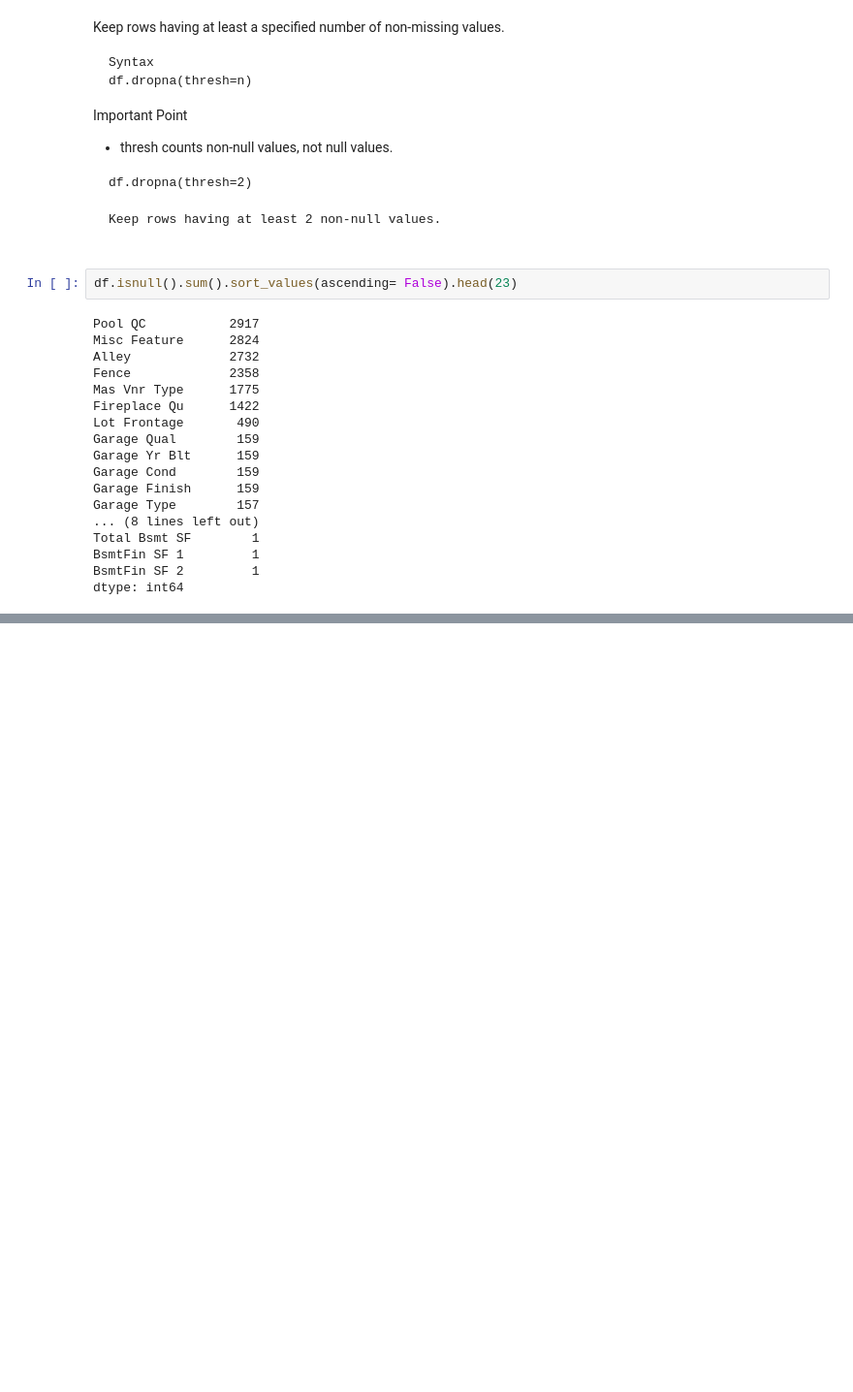
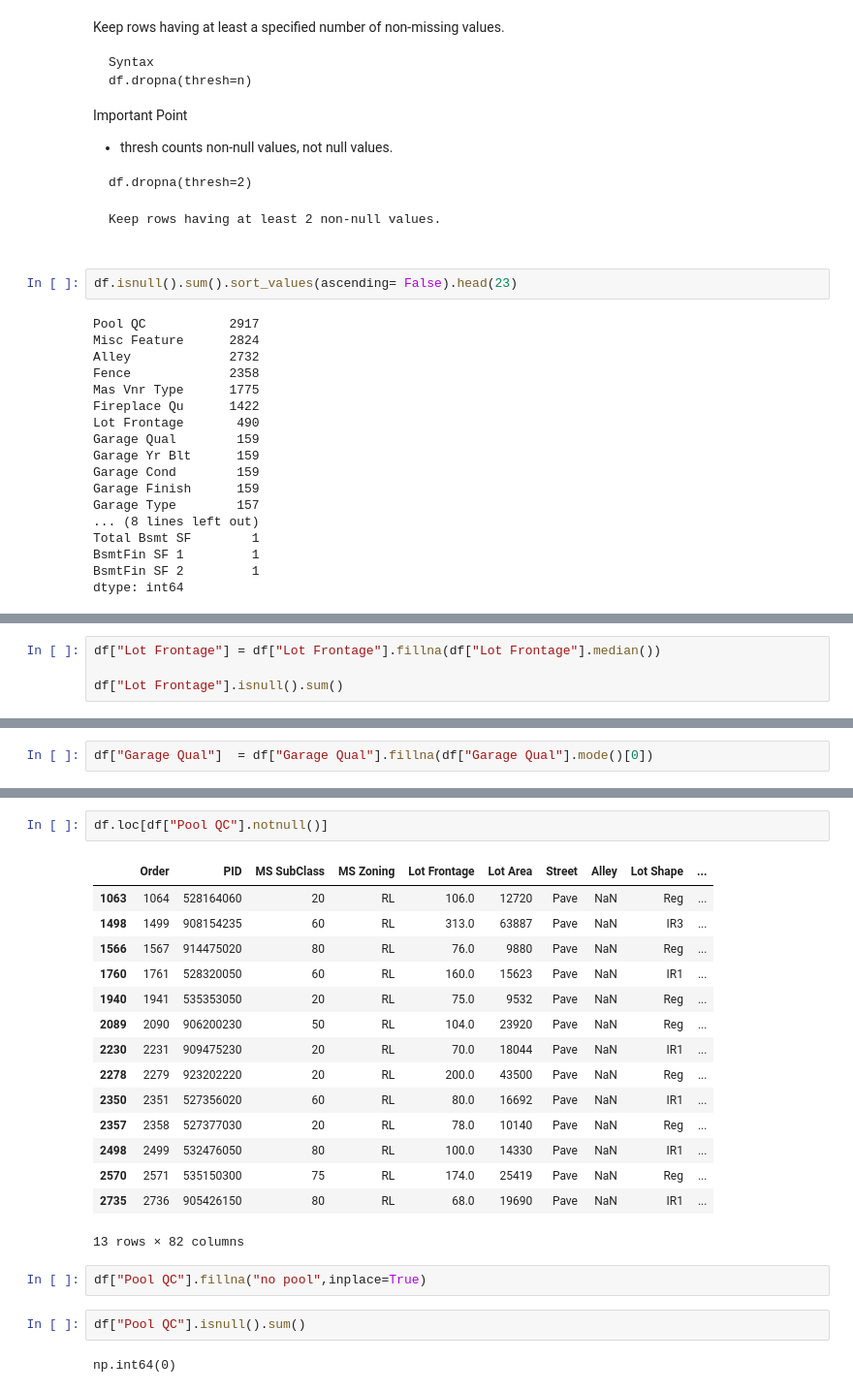
Before and after one commit to kshitij-commit/DataScience, a Jupyter notebook: 03_pandas/04-missing-values.ipynb, the cells around one changed output, grey strips where cells are left out. Shown at 97% size. Cells and saved outputs as stored; diff of their text form; blank space fills up the shorter version.

```diff
--- a/03_pandas/04-missing-values.ipynb
+++ b/03_pandas/04-missing-values.ipynb
@@ -347,0 +431,4 @@ dtype: int64
+# %%
+df["Lot Frontage"] = df["Lot Frontage"].fillna(df["Lot Frontage"].median())
+
+df["Lot Frontage"].isnull().sum()
@@ -347,0 +493,2 @@ dtype: int64
+# %%
+df["Garage Qual"]  = df["Garage Qual"].fillna(df["Garage Qual"].mode()[0])
@@ -347,0 +552,24 @@ dtype: int64
+# %%
+df.loc[df["Pool QC"].notnull()]
+# %% [output]
+|  | Order | PID | MS SubClass | MS Zoning | Lot Frontage | Lot Area | Street | Alley | Lot Shape | ... |
+| 1063 | 1064 | 528164060 | 20 | RL | 106.0 | 12720 | Pave | NaN | Reg | ... |
+| 1498 | 1499 | 908154235 | 60 | RL | 313.0 | 63887 | Pave | NaN | IR3 | ... |
+| 1566 | 1567 | 914475020 | 80 | RL | 76.0 | 9880 | Pave | NaN | Reg | ... |
+| 1760 | 1761 | 528320050 | 60 | RL | 160.0 | 15623 | Pave | NaN | IR1 | ... |
+| 1940 | 1941 | 535353050 | 20 | RL | 75.0 | 9532 | Pave | NaN | Reg | ... |
+| 2089 | 2090 | 906200230 | 50 | RL | 104.0 | 23920 | Pave | NaN | Reg | ... |
+| 2230 | 2231 | 909475230 | 20 | RL | 70.0 | 18044 | Pave | NaN | IR1 | ... |
+| 2278 | 2279 | 923202220 | 20 | RL | 200.0 | 43500 | Pave | NaN | Reg | ... |
+| 2350 | 2351 | 527356020 | 60 | RL | 80.0 | 16692 | Pave | NaN | IR1 | ... |
+| 2357 | 2358 | 527377030 | 20 | RL | 78.0 | 10140 | Pave | NaN | Reg | ... |
+| 2498 | 2499 | 532476050 | 80 | RL | 100.0 | 14330 | Pave | NaN | IR1 | ... |
+| 2570 | 2571 | 535150300 | 75 | RL | 174.0 | 25419 | Pave | NaN | Reg | ... |
+| 2735 | 2736 | 905426150 | 80 | RL | 68.0 | 19690 | Pave | NaN | IR1 | ... |
+13 rows × 82 columns
+# %%
+df["Pool QC"].fillna("no pool",inplace=True)
+# %%
+df["Pool QC"].isnull().sum()
+# %% [output]
+np.int64(0)
```
Also changed, not shown: parts of 38 cells of this notebook.
